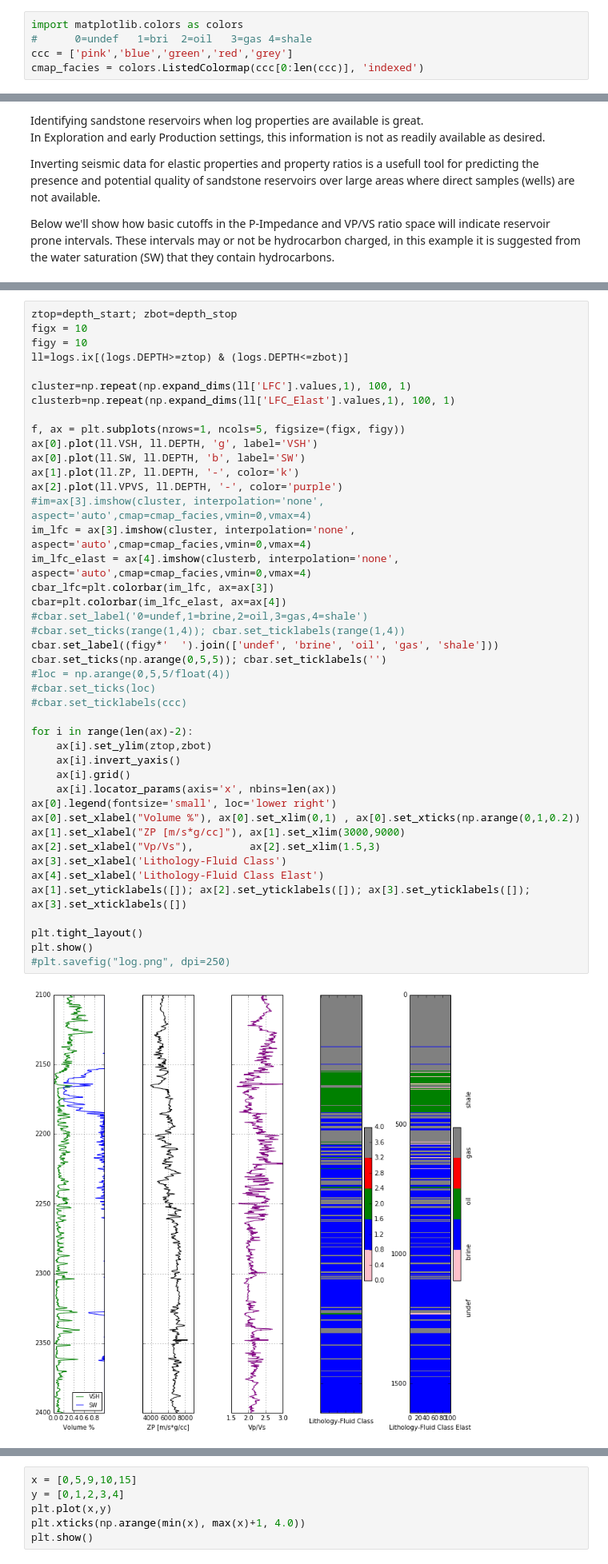
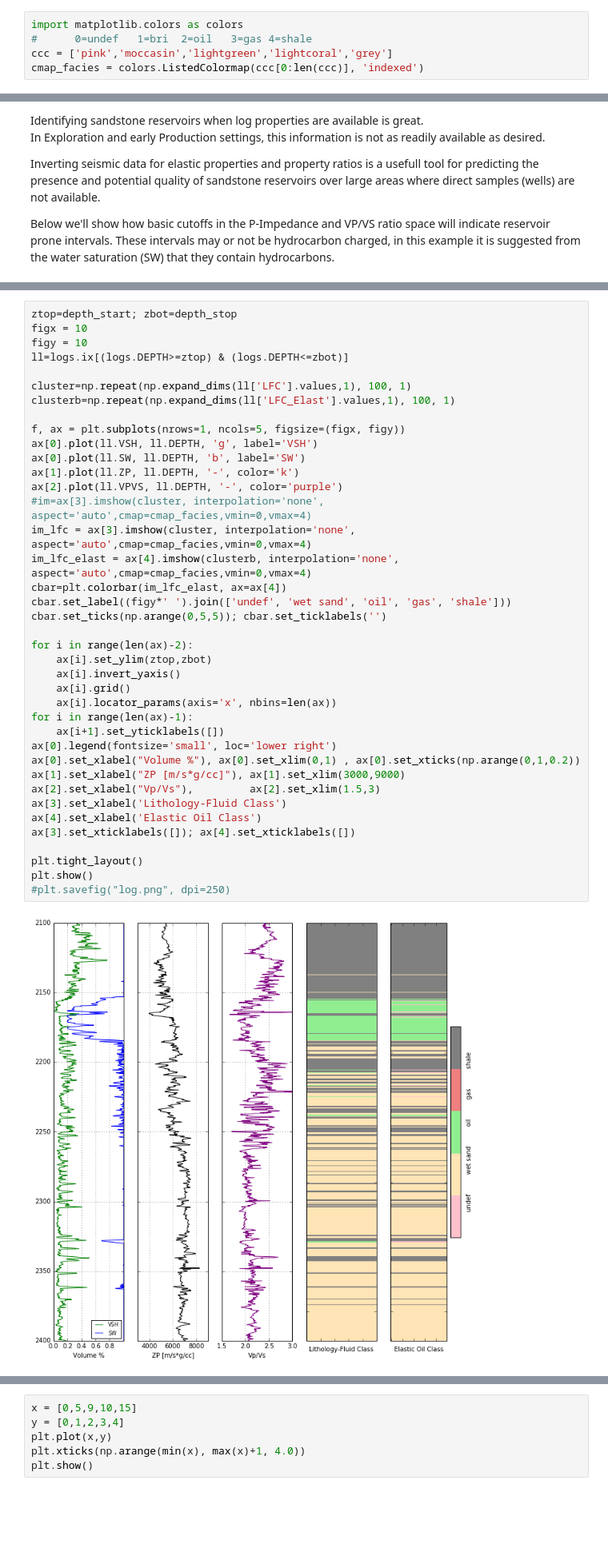
Before and after one commit to sdux/rock_predict, a Jupyter notebook: Log Work.ipynb, the cells around one changed output, grey strips where cells are left out. Shown at 80% size. Drawn from its saved outputs; the diff is of its cells as text; blank space fills up the shorter version.

Commit message:
cleaned plot labels

```diff
--- a/Log Work.ipynb
+++ b/Log Work.ipynb
@@ -151,7 +148,7 @@ See the caveats in the documentation: http://pandas.pydata.org/pandas-docs/stabl
 # %%
 import matplotlib.colors as colors
 #      0=undef   1=bri  2=oil   3=gas 4=shale
-ccc = ['pink','blue','green','red','grey']
+ccc = ['pink','moccasin','lightgreen','lightcoral','grey']
 cmap_facies = colors.ListedColormap(ccc[0:len(ccc)], 'indexed')
 # %%
 ztop=depth_start; zbot=depth_stop
@@ -316,43 +298,39 @@ ll=logs.ix[(logs.DEPTH>=ztop) & (logs.DEPTH<=zbot)]
 
 cluster=np.repeat(np.expand_dims(ll['LFC'].values,1), 100, 1)
 clusterb=np.repeat(np.expand_dims(ll['LFC_Elast'].values,1), 100, 1)
 
 f, ax = plt.subplots(nrows=1, ncols=5, figsize=(figx, figy))
 ax[0].plot(ll.VSH, ll.DEPTH, 'g', label='VSH')
 ax[0].plot(ll.SW, ll.DEPTH, 'b', label='SW')
 ax[1].plot(ll.ZP, ll.DEPTH, '-', color='k')
 ax[2].plot(ll.VPVS, ll.DEPTH, '-', color='purple')
 #im=ax[3].imshow(cluster, interpolation='none', aspect='auto',cmap=cmap_facies,vmin=0,vmax=4)
 im_lfc = ax[3].imshow(cluster, interpolation='none', aspect='auto',cmap=cmap_facies,vmin=0,vmax=4)
 im_lfc_elast = ax[4].imshow(clusterb, interpolation='none', aspect='auto',cmap=cmap_facies,vmin=0,vmax=4)
-cbar_lfc=plt.colorbar(im_lfc, ax=ax[3])
 cbar=plt.colorbar(im_lfc_elast, ax=ax[4])
-#cbar.set_label('0=undef,1=brine,2=oil,3=gas,4=shale')
-#cbar.set_ticks(range(1,4)); cbar.set_ticklabels(range(1,4))
-cbar.set_label((figy*'  ').join(['undef', 'brine', 'oil', 'gas', 'shale']))
+cbar.set_label((figy*' ').join(['undef', 'wet sand', 'oil', 'gas', 'shale']))
 cbar.set_ticks(np.arange(0,5,5)); cbar.set_ticklabels('')
-#loc = np.arange(0,5,5/float(4))
-#cbar.set_ticks(loc)
-#cbar.set_ticklabels(ccc)
 
 for i in range(len(ax)-2):
     ax[i].set_ylim(ztop,zbot)
     ax[i].invert_yaxis()
     ax[i].grid()
     ax[i].locator_params(axis='x', nbins=len(ax))
+for i in range(len(ax)-1):
+    ax[i+1].set_yticklabels([])
 ax[0].legend(fontsize='small', loc='lower right')
 ax[0].set_xlabel("Volume %"), ax[0].set_xlim(0,1) , ax[0].set_xticks(np.arange(0,1,0.2))
 ax[1].set_xlabel("ZP [m/s*g/cc]"), ax[1].set_xlim(3000,9000)
 ax[2].set_xlabel("Vp/Vs"),         ax[2].set_xlim(1.5,3)
 ax[3].set_xlabel('Lithology-Fluid Class')
-ax[4].set_xlabel('Lithology-Fluid Class Elast')
-ax[1].set_yticklabels([]); ax[2].set_yticklabels([]); ax[3].set_yticklabels([]); ax[3].set_xticklabels([])
+ax[4].set_xlabel('Elastic Oil Class')
+ax[3].set_xticklabels([]); ax[4].set_xticklabels([])
 
 plt.tight_layout()
 plt.show()
 #plt.savefig("log.png", dpi=250)
 # %% [output]
-[figure, old version]
+[figure, new version]
 # %% [markdown]
 ### Where to take this..
 
```
Also changed, not shown: parts of 14 cells of this notebook.
